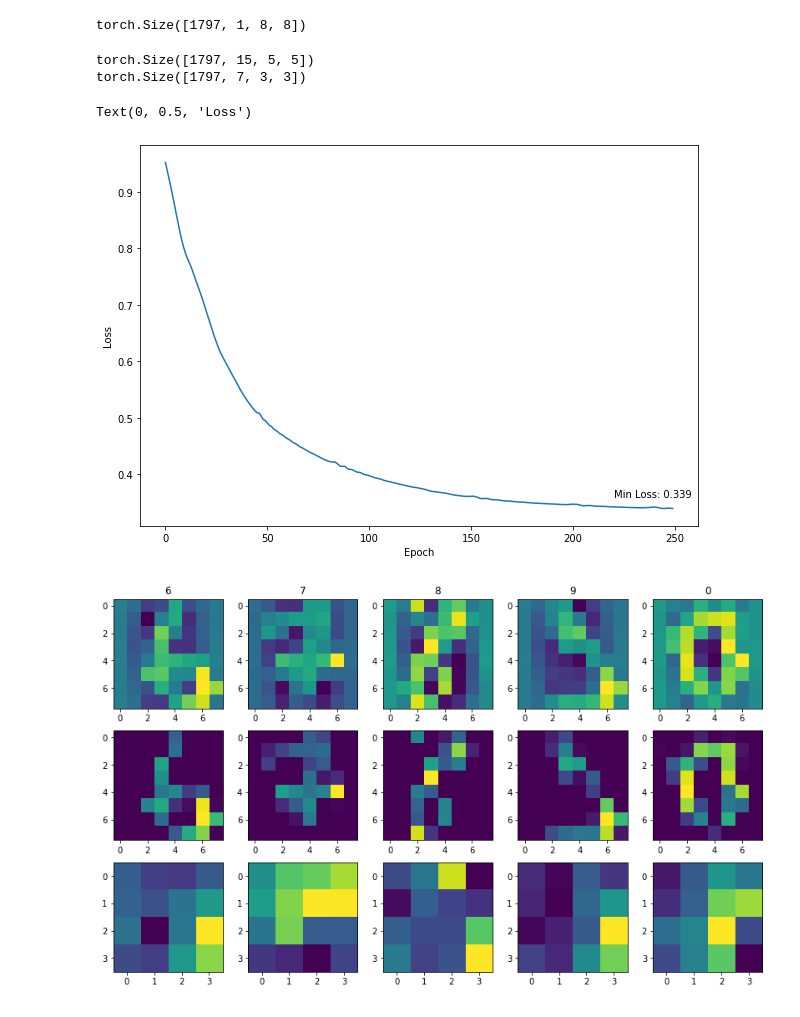
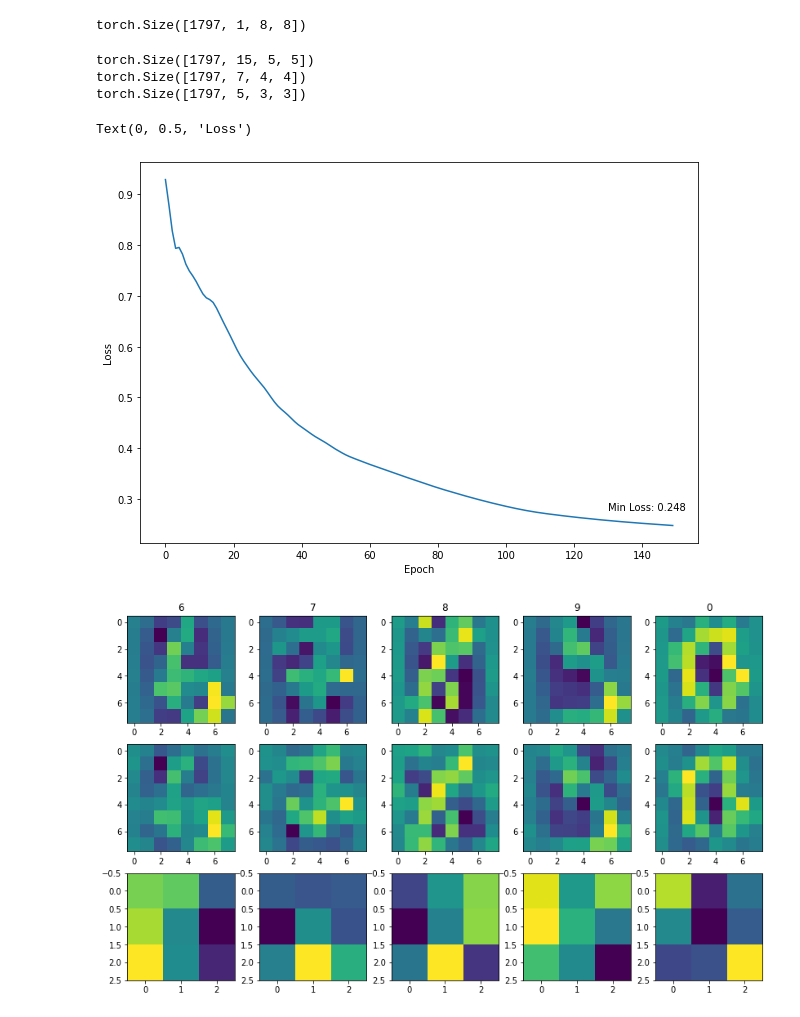
Before and after one commit to fgiraldog/GiraldoFelipe_Ejercicio29, a Jupyter notebook: autoencoder_digits.ipynb, the cells around one changed output. Saved outputs shown, nothing was run; the diff lists cells and outputs as text; code cells hidden in the pictures.

```diff
--- a/autoencoder_digits.ipynb
+++ b/autoencoder_digits.ipynb
@@ -53,32 +53,35 @@ n = torch.nn.Conv2d(1,15,4,1) # in-channels = 1, out-channels = 4, kernel=4
 new_tensor = n(x)
 print(new_tensor.size())
 
-n = torch.nn.Conv2d(15,7,3,1)
+n = torch.nn.Conv2d(15,7,2,1)
 new_tensor = n(new_tensor)
 print(new_tensor.size())
+
+n = torch.nn.Conv2d(7,5,2,1)
+new_tensor = n(new_tensor)
+print(new_tensor.size())
 # %% [output]
 torch.Size([1797, 15, 5, 5])
-torch.Size([1797, 7, 3, 3])
+torch.Size([1797, 7, 4, 4])
+torch.Size([1797, 5, 3, 3])
 # %%
 class Autoencoder(torch.nn.Module):
     def __init__(self):
         super(Autoencoder,self).__init__()
         self.encoder = torch.nn.Sequential(
             torch.nn.Conv2d(1,15,4,1),
-            torch.nn.ReLU(True),
             torch.nn.Conv2d(15,7,2,1),
-            torch.nn.ReLU(True))
+            torch.nn.Conv2d(7,5,2,1))
         self.decoder = torch.nn.Sequential(
+            torch.nn.ConvTranspose2d(5,7,2,1),
             torch.nn.ConvTranspose2d(7,15,2,1),
-            torch.nn.ReLU(True),
-            torch.nn.ConvTranspose2d(15,1,4,1),
-            torch.nn.ReLU(True))
+            torch.nn.ConvTranspose2d(15,1,4,1))
     def forward(self,x):
         x = self.encoder(x)
         x = self.decoder(x)
         return x
 # %%
-num_epochs = 250
+num_epochs = 150
 model = Autoencoder()
 distance = torch.nn.MSELoss()
 optimizer = torch.optim.Adam(model.parameters(), lr=0.005, weight_decay=1E-4)
@@ -93,13 +96,13 @@ for epoch in range(num_epochs):
     optimizer.step()
 # %%
 plt.figure(figsize = (10,7))
-plt.plot(np.arange(0,250,1),loss_arr)
-plt.text(220,min(loss_arr)+0.02, 'Min Loss: {:.3f}'.format(min(loss_arr)))
+plt.plot(np.arange(0,150,1),loss_arr)
+plt.text(130,min(loss_arr)+0.03, 'Min Loss: {:.3f}'.format(min(loss_arr)))
 plt.xlabel('Epoch')
 plt.ylabel('Loss')
 # %% [output]
 Text(0, 0.5, 'Loss')
-[figure, old version]
+[figure, new version]
 # %%
 x_transform = model(x)
 latent_space = model.encoder(x)
@@ -119,4 +122,4 @@ for i in range(5):
     plt.subplot(5,5,(i+1)+5*(j+1))
     plt.imshow(latent_space[i+offset][2].detach().numpy())
 # %% [output]
-[figure, old version]
+[figure, new version]
```
Also changed, not shown: parts of 1 cell of this notebook.
